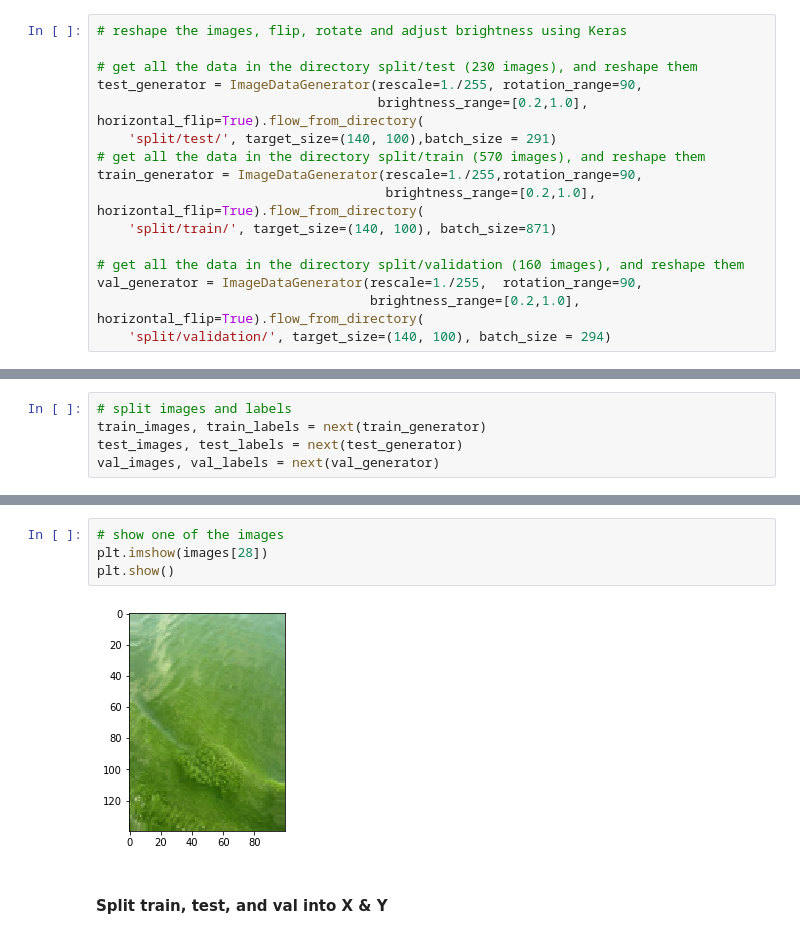
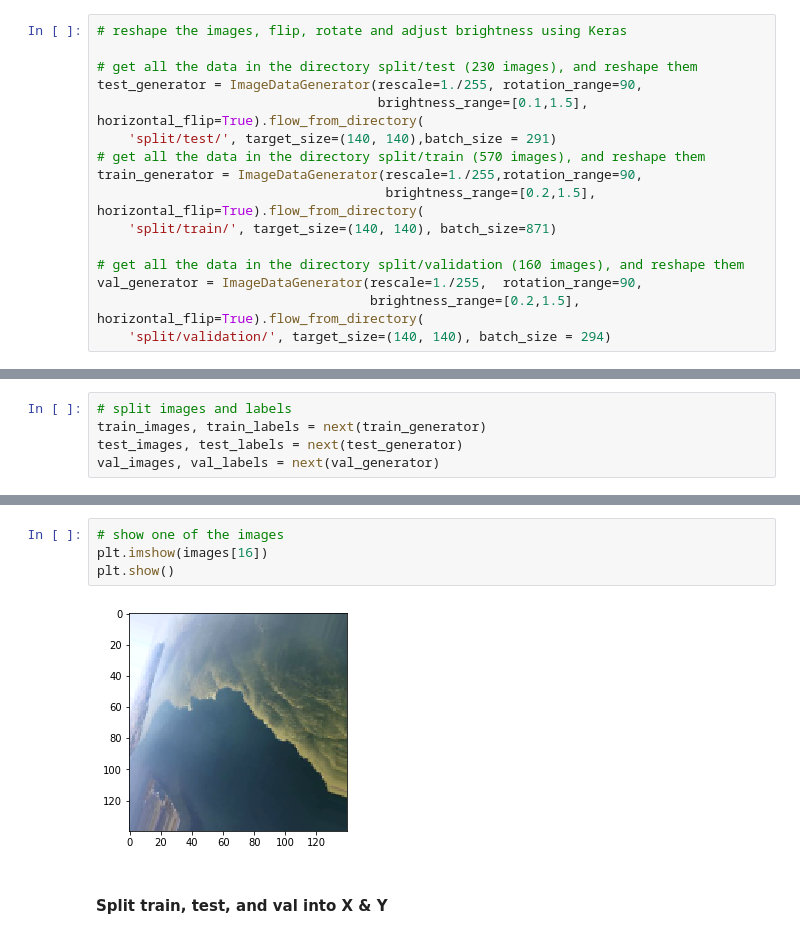
Before and after one commit to dalayne95/harmful-algal-bloom-detection, a Jupyter notebook: EDA.ipynb, the cells around one changed output, grey strips where cells are left out. Drawn from its saved outputs; the diff is of its cells as text.

```diff
--- a/EDA.ipynb
+++ b/EDA.ipynb
@@ -62,17 +67,17 @@ The minimumn image size is: 140 x 100! We will rescale to this size
 
 # get all the data in the directory split/test (230 images), and reshape them
 test_generator = ImageDataGenerator(rescale=1./255, rotation_range=90,
-                                    brightness_range=[0.2,1.0], horizontal_flip=True).flow_from_directory(
-    'split/test/', target_size=(140, 100),batch_size = 291)
+                                    brightness_range=[0.1,1.5], horizontal_flip=True).flow_from_directory(
+    'split/test/', target_size=(140, 140),batch_size = 291)
 # get all the data in the directory split/train (570 images), and reshape them
 train_generator = ImageDataGenerator(rescale=1./255,rotation_range=90,
-                                     brightness_range=[0.2,1.0], horizontal_flip=True).flow_from_directory(
-    'split/train/', target_size=(140, 100), batch_size=871)
+                                     brightness_range=[0.2,1.5], horizontal_flip=True).flow_from_directory(
+    'split/train/', target_size=(140, 140), batch_size=871)
 
 # get all the data in the directory split/validation (160 images), and reshape them
 val_generator = ImageDataGenerator(rescale=1./255,  rotation_range=90,
-                                   brightness_range=[0.2,1.0], horizontal_flip=True).flow_from_directory(
-    'split/validation/', target_size=(140, 100), batch_size = 294)
+                                   brightness_range=[0.2,1.5], horizontal_flip=True).flow_from_directory(
+    'split/validation/', target_size=(140, 140), batch_size = 294)
 # %% [output]
 Found 288 images belonging to 2 classes.
 Found 867 images belonging to 2 classes.
@@ -120,9 +145,9 @@ train_images.shape
 # %%
 # show one of the images
-plt.imshow(images[28])
+plt.imshow(images[16])
 plt.show()
 # %% [output]
-[figure, old version]
+[figure, new version]
 # %% [markdown]
 #### Split train, test, and val into X & Y
 # %%
```
Also changed, not shown: parts of 21 cells of this notebook.
